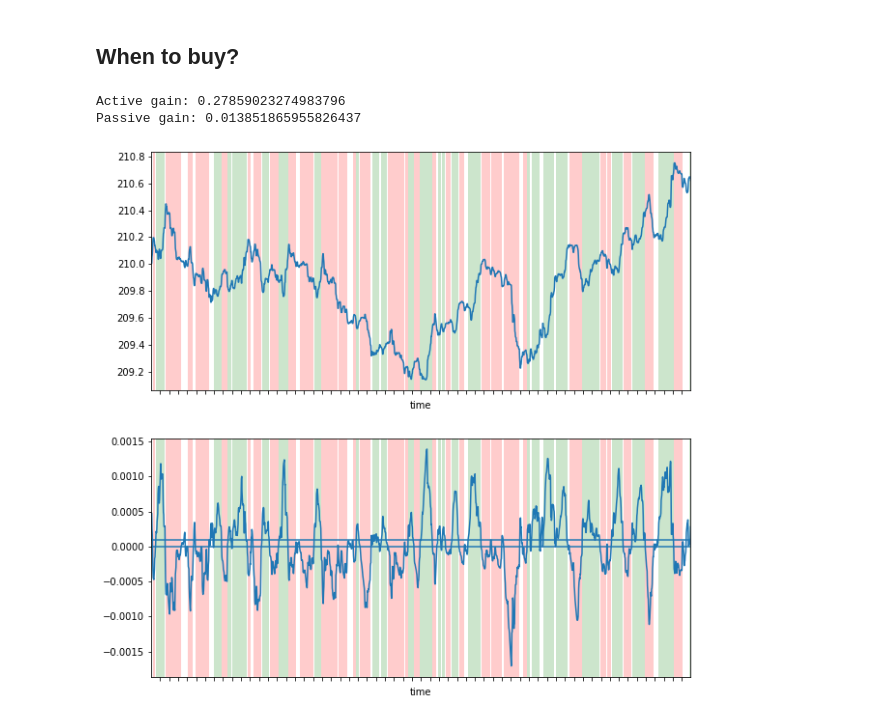
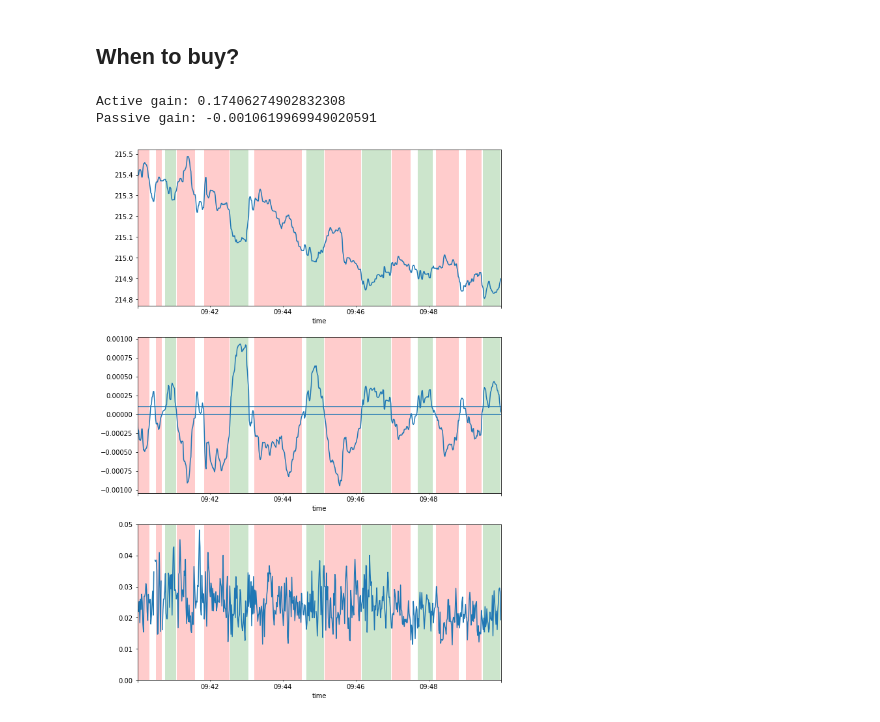
Before and after one commit to dwitvliet/project-stock-trading, a Jupyter notebook: sandbox.ipynb, the cells around one changed output. Cells and saved outputs as stored; diff of their text form; code cells hidden in the pictures.

Commit message:
Added some quotes the sandbox

```diff
--- a/sandbox.ipynb
+++ b/sandbox.ipynb
@@ -95,53 +95,63 @@ min_hold_periods = 10
 examples = [
 #     (datetime.date(2020, 11, 23), datetime.time(9, 30), datetime.time(9, 40)),
 #     (datetime.date(2020, 12, 3), datetime.time(10, 0), datetime.time(10, 10)),
-    (datetime.date(2020, 12, 11), datetime.time(9, 30), datetime.time(10, 0)),
+#     (datetime.date(2020, 12, 11), datetime.time(9, 30), datetime.time(10, 0)),
+    (datetime.date(2020, 12, 7), datetime.time(9, 40), datetime.time(9, 50)),
 ]
 
 for date, time_start, time_end in examples:
     trades = db.get_trades(ticker, date)
+    quotes = db.get_quotes(ticker, date)
 
     grouper = pd.Grouper(key='time', freq='1S')
-    mean_per_second = trades.groupby(grouper)['price'].mean()
+#     mean_per_second = trades.groupby(grouper)['price'].mean()
     mean_weighted_per_second = descriptive_stats.weighted_mean(trades, 'price', 'volume', grouper)
 
-    price = mean_per_second.to_frame().fillna(method='ffill')
+    quotes['price_dif'] = quotes['ask_price'] - quotes['bid_price']
+    quotes['volume_dif'] = quotes['ask_volume'] - quotes['bid_volume']
+    asdf = quotes.groupby(grouper)['price_dif'].mean()
+
+    price = mean_weighted_per_second.rename('price').to_frame().fillna(method='ffill')
     price['price'] = price['price'].rolling(periods_to_smooth_price).median()
 #     price['increase'] = (price['price_med'] - price['price_med'].shift(5)) / price['price_med'].shift(5)
-    price['future_price'] = price['price'].rolling(periods_in_future_to_predict).mean().shift(-periods_in_future_to_predict)
+    price['future_price'] = price['price'].rolling(periods_in_future_to_predict, center=True).mean().shift(-periods_in_future_to_predict)
     price['future_increase'] = (price['future_price']-price['price'])/price['price']
 
     price['prediction'] = -1
     price.loc[price['future_increase'] > sell_threshold, 'prediction'] = 0
     price.loc[price['future_increase'] > buy_threshold, 'prediction'] = 1
 
     grouped_by_predictions = price.groupby((price['prediction'].shift() != price['prediction']).cumsum())
     small_fluctuations = grouped_by_predictions['prediction'].transform(lambda x: x.count() < min_hold_periods)
     price.loc[small_fluctuations, 'prediction'] = 0
 
     performance_metrics.profits(price[['price', 'prediction']])
 
     price = price[(price.index.time > time_start) & (price.index.time < time_end)]
+    asdf = asdf[(asdf.index.time > time_start) & (asdf.index.time < time_end)]
 
-    fig, axes = plt.subplots(2, 1, figsize=(10, 10))
+    fig, axes = plt.subplots(3, 1, figsize=(10, 15))
     price['price'].plot.line(ax=axes[0])
     grouped_by_predictions = price.groupby((price['prediction'].shift() != price['prediction']).cumsum())
     prediction_start = grouped_by_predictions['prediction'].head(1)
     preduction_end = grouped_by_predictions['prediction'].tail(1)
 
     price['future_increase'].plot.line(ax=axes[1])
+    axes[1].axhline(0.0001)
+    axes[1].axhline(0)
+
+    asdf.plot.line(ax=axes[2])
+    axes[2].set_ylim(0, 0.05)
     for ax in axes:
-        ax.xaxis.set_major_locator(plticker.MultipleLocator(base=30.0))
+#         ax.xaxis.set_major_locator(plticker.MultipleLocator(base=30.0))
         for start, end, prediction in zip(prediction_start.index, preduction_end.index, prediction_start):
             if prediction == 1:
                 ax.axvspan(start, end, color='green', alpha=0.2, lw=0)
             if prediction == -1:
                 ax.axvspan(start, end, color='red', alpha=0.2, lw=0)
 
-    plt.axhline(0.0001)
-    plt.axhline(0)
     plt.show()
 # %% [output]
-Active gain: 0.27859023274983796
-Passive gain: 0.013851865955826437
+Active gain: 0.17406274902832308
+Passive gain: -0.0010619969949020591
-[figure, old version]
+[figure, new version]
```
Also changed, not shown: parts of 1 cell of this notebook.
